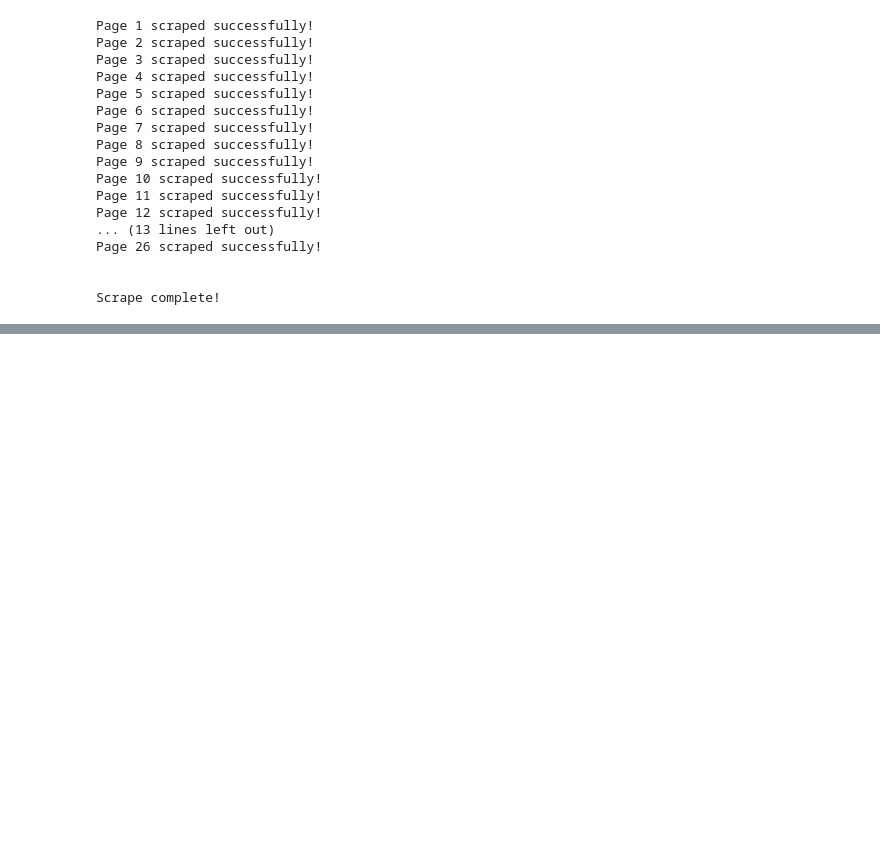
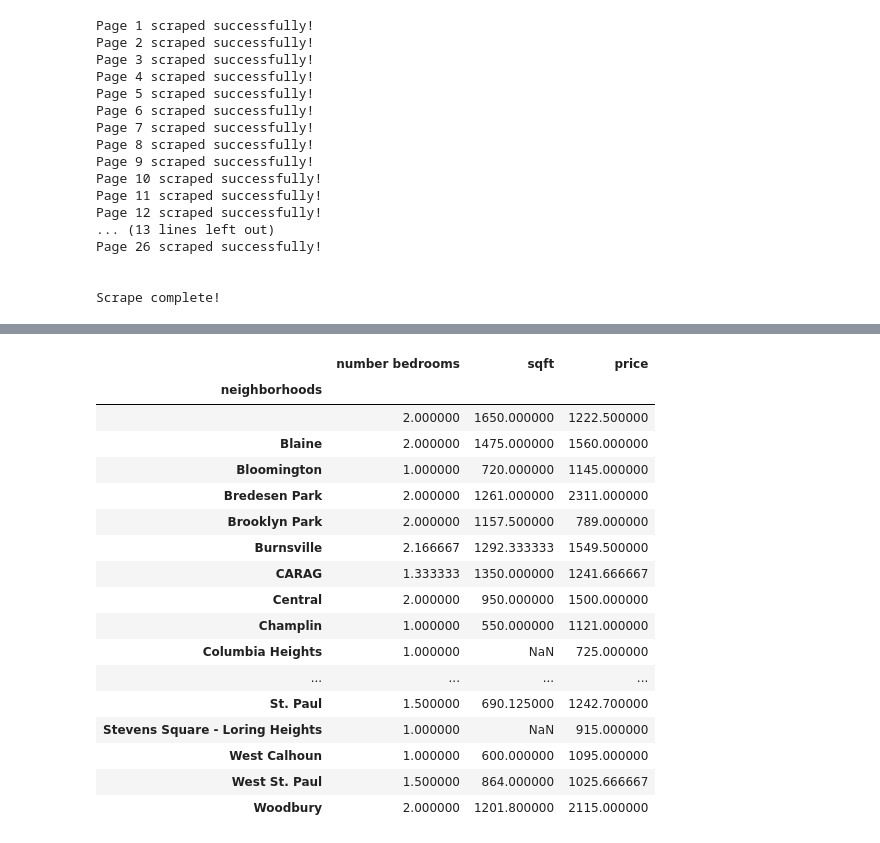
Before and after one commit to sjburwell/craigsavvy, a Jupyter notebook: craigsavvy_apartments.ipynb, the cells around one changed output, grey strips where cells are left out. Drawn from its saved outputs; the diff is of its cells as text; code cells hidden in the pictures; blank space fills up the shorter version.

```diff
--- a/craigsavvy_apartments.ipynb
+++ b/craigsavvy_apartments.ipynb
@@ -247,0 +415,37 @@ ModuleNotFoundError: No module named 'pandas'
+# %%
+#first things first, drop duplicate URLs because people are spammy on Craigslist.
+#Let's see how many uniqe posts we really have.
+
+apts = apts.drop_duplicates(subset='URL')
+len(apts.drop_duplicates(subset='URL'))
+
+#make the number bedrooms to a float (since np.nan is a float too)
+apts['number bedrooms'] = apts['number bedrooms'].apply(lambda x: float(x))
+
+#convert datetime string into datetime object to be able to work with it
+from datetime import datetime
+
+apts['posted'] = pd.to_datetime(apts['posted'])
+
+#Looking at what neighborhoods there are with apts['neighborhood'].unique() allowed me to see what
+#I needed to deal with in terms of cleaning those.
+
+##remove the parenthesis from the left and right of the neighborhoods
+#apts['neighborhood'] = apts['neighborhood'].map(lambda x: x.lstrip('(').rstrip(')'))
+#
+##titlecase them
+#apts['neighborhood'] = apts['neighborhood'].str.title()
+#
+##just take the first name of the neighborhood list, splitting on the '/' delimiter
+#apts['neighborhood'] = apts['neighborhood'].apply(lambda x: x.split('/')[0])
+#
+##fix one-offs that
+#apts['neighborhood'].replace('Belmont, Ca', 'Belmont', inplace=True)
+#apts['neighborhood'].replace('Hercules, Pinole, San Pablo, El Sob', 'Hercules', inplace=True)
+#
+##remove whitespaces
+#apts['neighborhood'] = apts['neighborhood'].apply(lambda x: x.strip())
+
+#save the clean data
+apts.to_csv("apts_1245_20200602.csv", index=False)
+apts.shape
@@ -247,0 +516,21 @@ ModuleNotFoundError: No module named 'pandas'
+# %%
+apts.groupby('neighborhoods').mean()
+# %% [output]
+|  | number bedrooms | sqft | price |
+| neighborhoods |  |  |  |
+|  | 2.000000 | 1650.000000 | 1222.500000 |
+| Blaine | 2.000000 | 1475.000000 | 1560.000000 |
+| Bloomington | 1.000000 | 720.000000 | 1145.000000 |
+| Bredesen Park | 2.000000 | 1261.000000 | 2311.000000 |
+| Brooklyn Park | 2.000000 | 1157.500000 | 789.000000 |
+| Burnsville | 2.166667 | 1292.333333 | 1549.500000 |
+| CARAG | 1.333333 | 1350.000000 | 1241.666667 |
+| Central | 2.000000 | 950.000000 | 1500.000000 |
+| Champlin | 1.000000 | 550.000000 | 1121.000000 |
+| Columbia Heights | 1.000000 | NaN | 725.000000 |
+| ... | ... | ... | ... |
+| St. Paul | 1.500000 | 690.125000 | 1242.700000 |
+| Stevens Square - Loring Heights | 1.000000 | NaN | 915.000000 |
+| West Calhoun | 1.000000 | 600.000000 | 1095.000000 |
+| West St. Paul | 1.500000 | 864.000000 | 1025.666667 |
+| Woodbury | 2.000000 | 1201.800000 | 2115.000000 |
```
Also changed, not shown: parts of 19 cells of this notebook, 2 other files.
